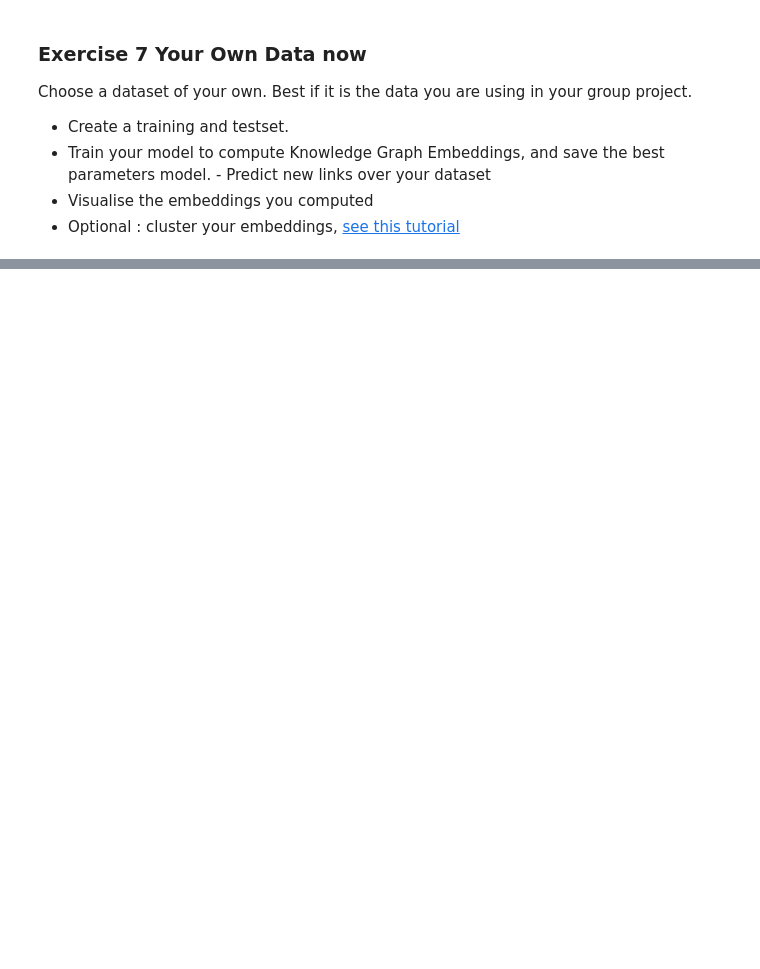
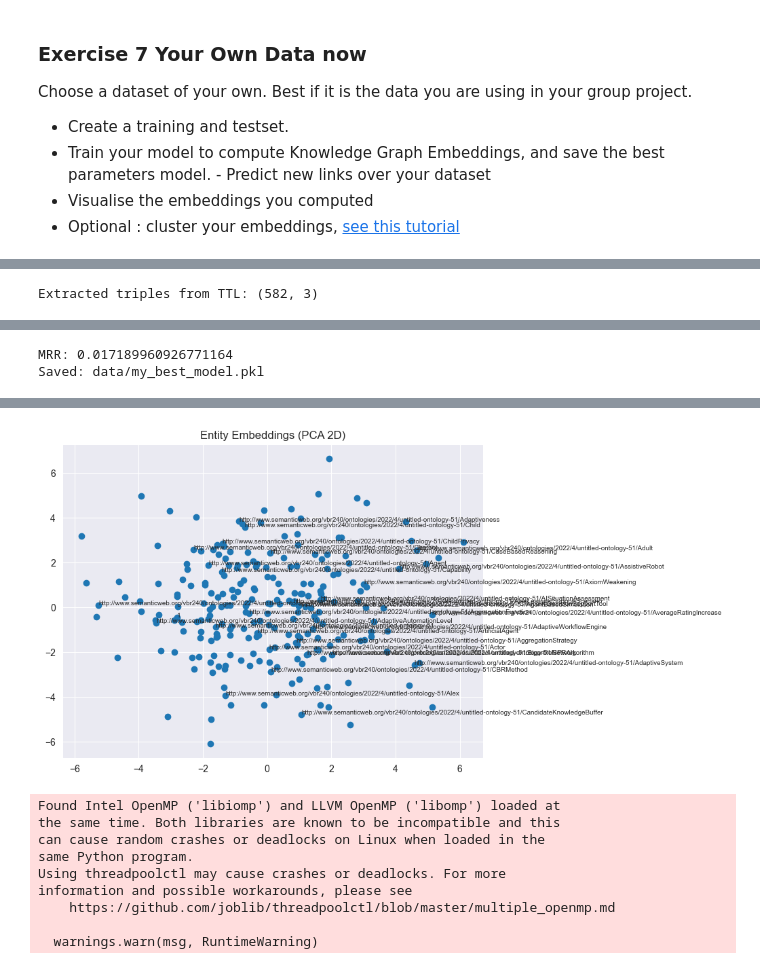
Before and after one commit to bbulinova/KG-tutorials, a Jupyter notebook: ML4KG-tutorial.ipynb, the cells around one changed output, grey strips where cells are left out. Saved outputs shown, nothing was run; the diff lists cells and outputs as text; code cells hidden in the pictures; blank space fills up the shorter version.

Commit message:
Complete ML4KG tutorial: KG embeddings, link prediction, and visualization

```diff
--- a/ML4KG-tutorial.ipynb
+++ b/ML4KG-tutorial.ipynb
@@ -175,6 +246,14 @@ print('Test set size: ', royals_testing.mapped_triples.shape)
 ### Exercise 2
 
 Create three train-test sets of different sizes from the GoT data. Give them different names. Make sure the test set is not too big when compared to the training set (test set should be max 15% of the total dataset).
+# %%
+from pykeen import triples
+
+# load Game of Thrones dataset
+got = triples.TriplesFactory.from_path(
+    "./data/GoT.csv",
+    load_triples_kwargs=dict(delimiter=",")
+)
 # %%
 ### your code here
 got_train_90, got_test_10 = got.split([0.90, 0.10], random_state=42)
@@ -632,21 +959,34 @@ Choose a dataset of your own. Best if it is the data you are using in your group
 - Visualise the embeddings you computed
 - Optional : cluster your embeddings, [see this tutorial](https://docs.ampligraph.org/en/1.4.0/tutorials/ClusteringAndClassificationWithEmbeddings.html)
 # %%
-# triples
-my_tf = triples.TriplesFactory.from_path(
-    "./data/my_kg.csv",
-    load_triples_kwargs=dict(delimiter=",")
-)
+from sklearn.decomposition import PCA
+from sklearn.cluster import KMeans
+import matplotlib.pyplot as plt
+
+ttl_path = "data/final_hi_ontology.ttl"  # <-- correct file name
+g_ttl = Graph()
+g_ttl.parse(ttl_path, format="turtle")
+
+labeled = []
+for s, p, o in g_ttl:
+    s_str = str(s)
+    p_str = str(p)
+    o_str = str(o)
+    labeled.append([s_str, p_str, o_str])
+
+labeled = np.array(labeled, dtype=str)
+print("Extracted triples from TTL:", labeled.shape)
+
+my_tf = triples.TriplesFactory.from_labeled_triples(labeled)
 
 train_tf, test_tf = my_tf.split([0.9, 0.1], random_state=42)
 
-# train and save best
 result = pipeline(
     random_seed=0,
     model="ComplEx",
     training=train_tf,
     testing=test_tf,
-    training_kwargs=dict(num_epochs=200),
+    training_kwargs=dict(num_epochs=100, batch_size=256),
     dimensions=150,
     optimizer="adam",
     optimizer_kwargs=dict(lr=1e-3),
@@ -656,43 +996,46 @@ result = pipeline(
 )
 
 print("MRR:", result.get_metric("mrr"))
-torch.save(result.model, "./data/my_best_model.pkl")
+torch.save(result.model, "data/my_best_model.pkl")
+print("Saved: data/my_best_model.pkl")
 
-# predict new links
-import numpy as np
-from pykeen import predict
+entities = list(my_tf.entity_to_id.keys())
+relations = list(my_tf.relation_to_id.keys())
 
 candidates = np.array([
-    ["EntityA", "someRelation", "EntityB"],
-    ["EntityX", "someRelation", "EntityY"],
-])
+    [entities[0], relations[0], entities[1]],
+    [entities[2], relations[0], entities[3]],
+    [entities[0], relations[1] if len(relations) > 1 else relations[0], entities[2]],
+], dtype=str)
 
 pack = predict.predict_triples(model=result.model, triples=candidates, triples_factory=my_tf)
 df_pred = pack.process(factory=my_tf).df.sort_values("score", ascending=False)
-df_pred
+display(df_pred)
 
 # visualize embeddings
-# Get entity embedding matrix (PyKeen models usually have .entity_representations[0])
 E = result.model.entity_representations[0](indices=None).detach().cpu().numpy()
 
+# convert complex embeddings to real-valued matrix for sklearn
+E_real = np.concatenate([E.real, E.imag], axis=1)
+
 pca = PCA(n_components=2, random_state=0)
-E2 = pca.fit_transform(E)
+E2 = pca.fit_transform(E_real)
 
 id_to_entity = {v: k for k, v in my_tf.entity_to_id.items()}
 labels = [id_to_entity[i] for i in range(E.shape[0])]
 
 plt.figure(figsize=(8, 6))
 plt.scatter(E2[:, 0], E2[:, 1])
-# optionally label a few points (labeling all is usually messy)
 for i in range(min(30, len(labels))):
-    plt.text(E2[i, 0], E2[i, 1], labels[i], fontsize=8)
+    plt.text(E2[i, 0], E2[i, 1], labels[i], fontsize=7)
 plt.title("Entity Embeddings (PCA 2D)")
 plt.show()
 
 # clustering
 k = 6
 km = KMeans(n_clusters=k, random_state=0, n_init="auto")
-clusters = km.fit_predict(E)
+clusters = km.fit_predict(E_real)
 
 df_clusters = pd.DataFrame({"entity": labels, "cluster": clusters}).sort_values("cluster")
-df_clusters.head(30)
+display(df_clusters.head(30))
+# %% [output]
@@ -698,0 +1051 @@ df_clusters.head(30)
+Extracted triples from TTL: (582, 3)
@@ -698,0 +1056,2 @@ df_clusters.head(30)
+MRR: 0.017189960926771164
+Saved: data/my_best_model.pkl
@@ -698,0 +1062,10 @@ df_clusters.head(30)
+[figure, added]
+Found Intel OpenMP ('libiomp') and LLVM OpenMP ('libomp') loaded at
+the same time. Both libraries are known to be incompatible and this
+can cause random crashes or deadlocks on Linux when loaded in the
+same Python program.
+Using threadpoolctl may cause crashes or deadlocks. For more
+information and possible workarounds, please see
+    https://github.com/joblib/threadpoolctl/blob/master/multiple_openmp.md
+
+  warnings.warn(msg, RuntimeWarning)
```
Also changed, not shown: parts of 23 cells of this notebook, 6 other files.
